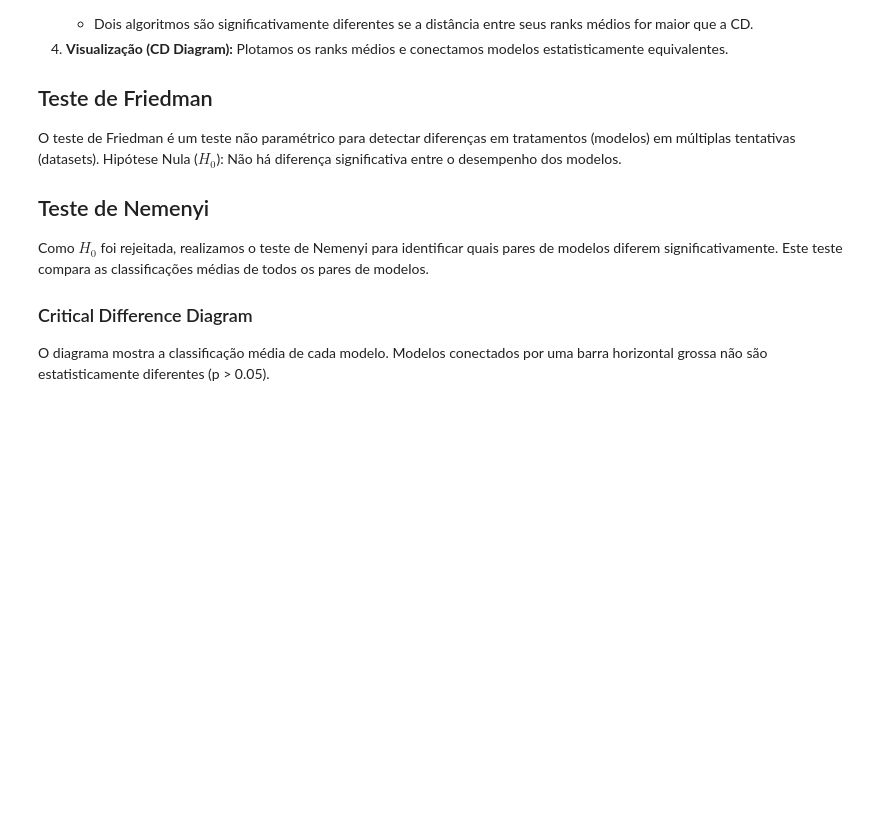
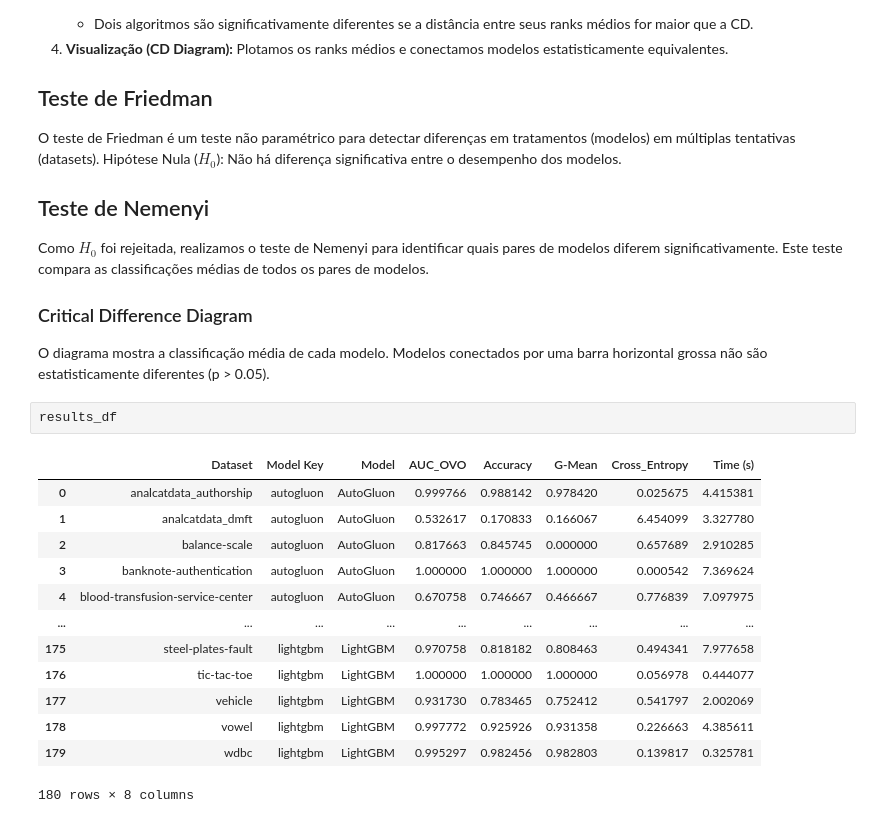
Before and after one commit to JDaniloC/AM-1, a Jupyter notebook: pipeline.ipynb, the cells around one changed output. Saved outputs shown, nothing was run; the diff lists cells and outputs as text; blank space fills up the shorter version.

```diff
--- a/pipeline.ipynb
+++ b/pipeline.ipynb
@@ -1451,6 +1514,22 @@ Este teste compara as classificações médias de todos os pares de modelos.
 
 O diagrama mostra a classificação média de cada modelo.
 Modelos conectados por uma barra horizontal grossa não são estatisticamente diferentes (p > 0.05).
+# %%
+results_df
+# %% [output]
+|  | Dataset | Model Key | Model | AUC_OVO | Accuracy | G-Mean | Cross_Entropy | Time (s) |
+| 0 | analcatdata_authorship | autogluon | AutoGluon | 0.999766 | 0.988142 | 0.978420 | 0.025675 | 4.415381 |
+| 1 | analcatdata_dmft | autogluon | AutoGluon | 0.532617 | 0.170833 | 0.166067 | 6.454099 | 3.327780 |
+| 2 | balance-scale | autogluon | AutoGluon | 0.817663 | 0.845745 | 0.000000 | 0.657689 | 2.910285 |
+| 3 | banknote-authentication | autogluon | AutoGluon | 1.000000 | 1.000000 | 1.000000 | 0.000542 | 7.369624 |
+| 4 | blood-transfusion-service-center | autogluon | AutoGluon | 0.670758 | 0.746667 | 0.466667 | 0.776839 | 7.097975 |
+| ... | ... | ... | ... | ... | ... | ... | ... | ... |
+| 175 | steel-plates-fault | lightgbm | LightGBM | 0.970758 | 0.818182 | 0.808463 | 0.494341 | 7.977658 |
+| 176 | tic-tac-toe | lightgbm | LightGBM | 1.000000 | 1.000000 | 1.000000 | 0.056978 | 0.444077 |
+| 177 | vehicle | lightgbm | LightGBM | 0.931730 | 0.783465 | 0.752412 | 0.541797 | 2.002069 |
+| 178 | vowel | lightgbm | LightGBM | 0.997772 | 0.925926 | 0.931358 | 0.226663 | 4.385611 |
+| 179 | wdbc | lightgbm | LightGBM | 0.995297 | 0.982456 | 0.982803 | 0.139817 | 0.325781 |
+180 rows × 8 columns
 # %%
 import scikit_posthocs as sp
 import scipy.stats as stats
```
Also changed, not shown: parts of 6 cells of this notebook.
